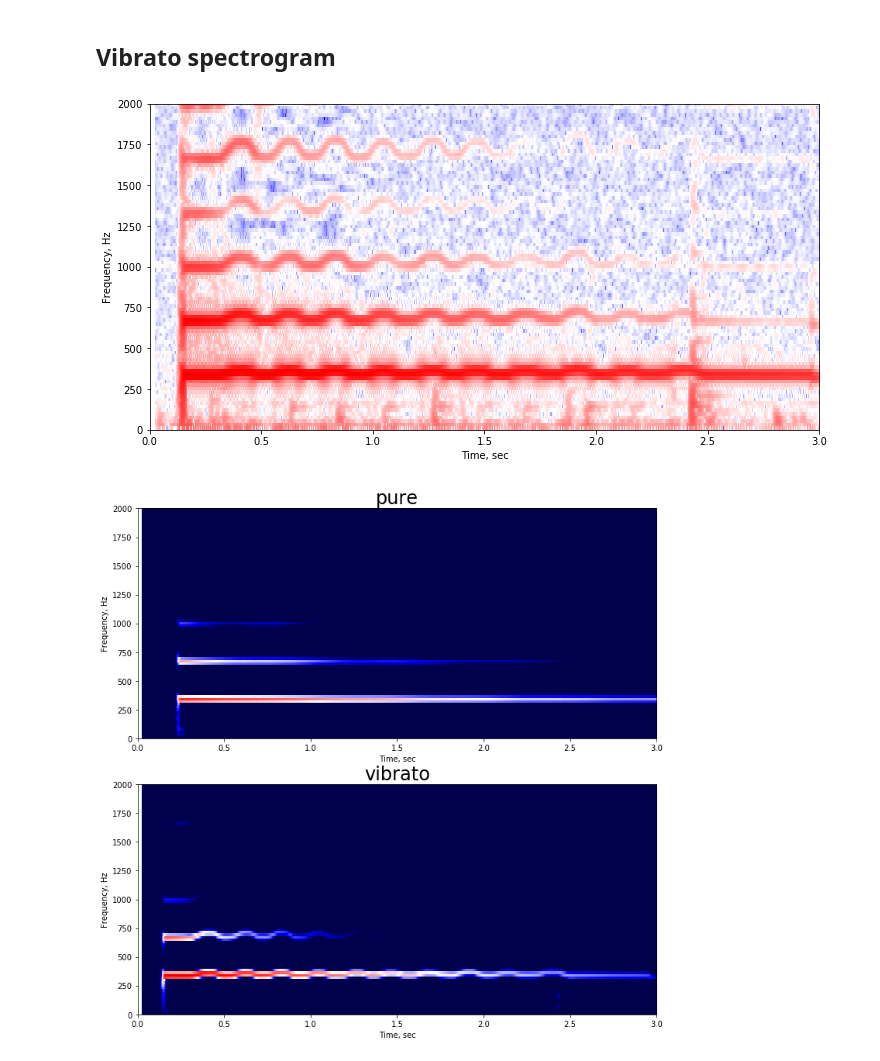
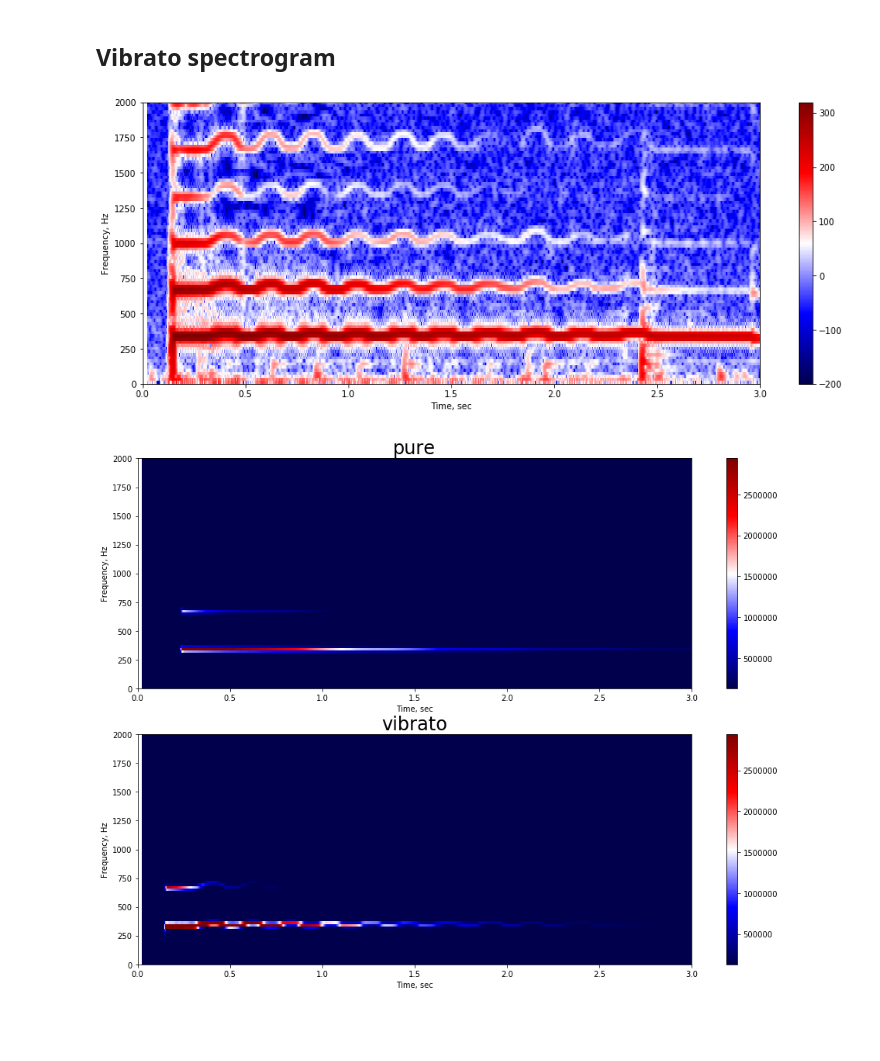
Before and after one commit to spirit11/wave_modulations, a Jupyter notebook: wavefile.ipynb, the cells around one changed output. Cells and saved outputs as stored; diff of their text form; code cells hidden in the pictures; blank space fills up the shorter version.

```diff
--- a/wavefile.ipynb
+++ b/wavefile.ipynb
@@ -85,19 +102,19 @@ plt.show()
 # %% [markdown]
 ## Vibrato spectrogram
 # %%
-plt.figure(figsize=(12,6))
-plotspecgram(vibrato,None,30,plt.gca())
+plt.figure(figsize=(16,6))
+plotspecgram(vibrato,-200,None,plt.gca())
 plt.show()
 # %% [output]
-[figure, old version]
+[figure, new version]
 # %%
-@ipywidgets.interact(vmin=(0,10,.1), vmax=(0,100,.1))
-def plot(vmin=8.9,vmax=17.7):
-    f,ax=plt.subplots(2,1,figsize=(12,12))
-    plotspecgram(pure, vmin, vmax, ax[0])
-    plotspecgram(vibrato, vmin, vmax, ax[1])
+@ipywidgets.interact(vmin=(0,8e6,1e4), vmax=(0,8e6,1e4))
+def plot(vmin=0,vmax=8e6):
+    f,ax=plt.subplots(2,1,figsize=(16,12))
+    plotspecgram(pure, vmin, vmax, ax[0],uselog=False)
+    plotspecgram(vibrato, vmin, vmax, ax[1],uselog=False)
     ax[0].set_title('pure', fontsize=24)
     ax[1].set_title('vibrato', fontsize=24)
     plt.show()
 # %% [output]
-[figure, old version]
+[figure, new version]
```
Also changed, not shown: parts of 14 cells of this notebook.
